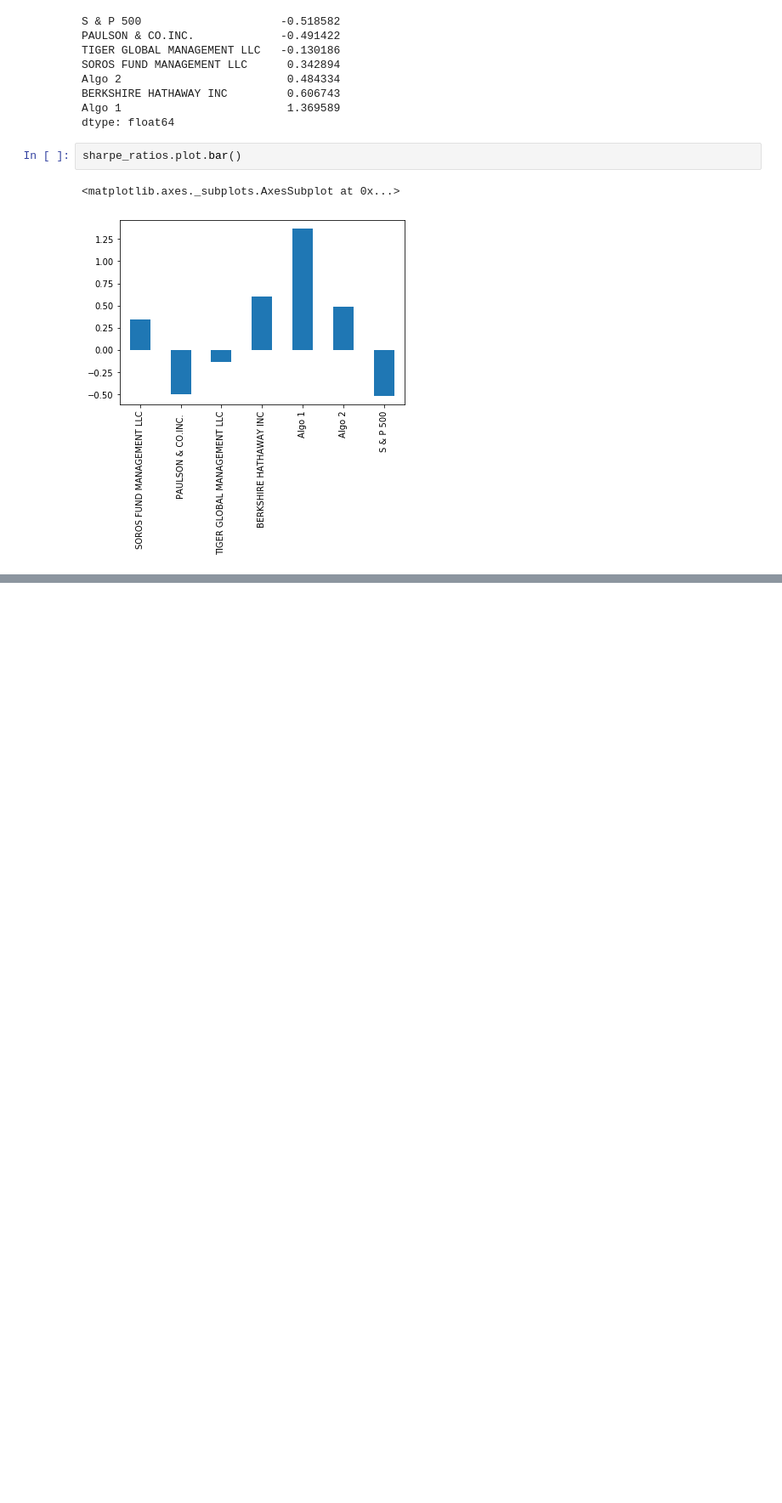
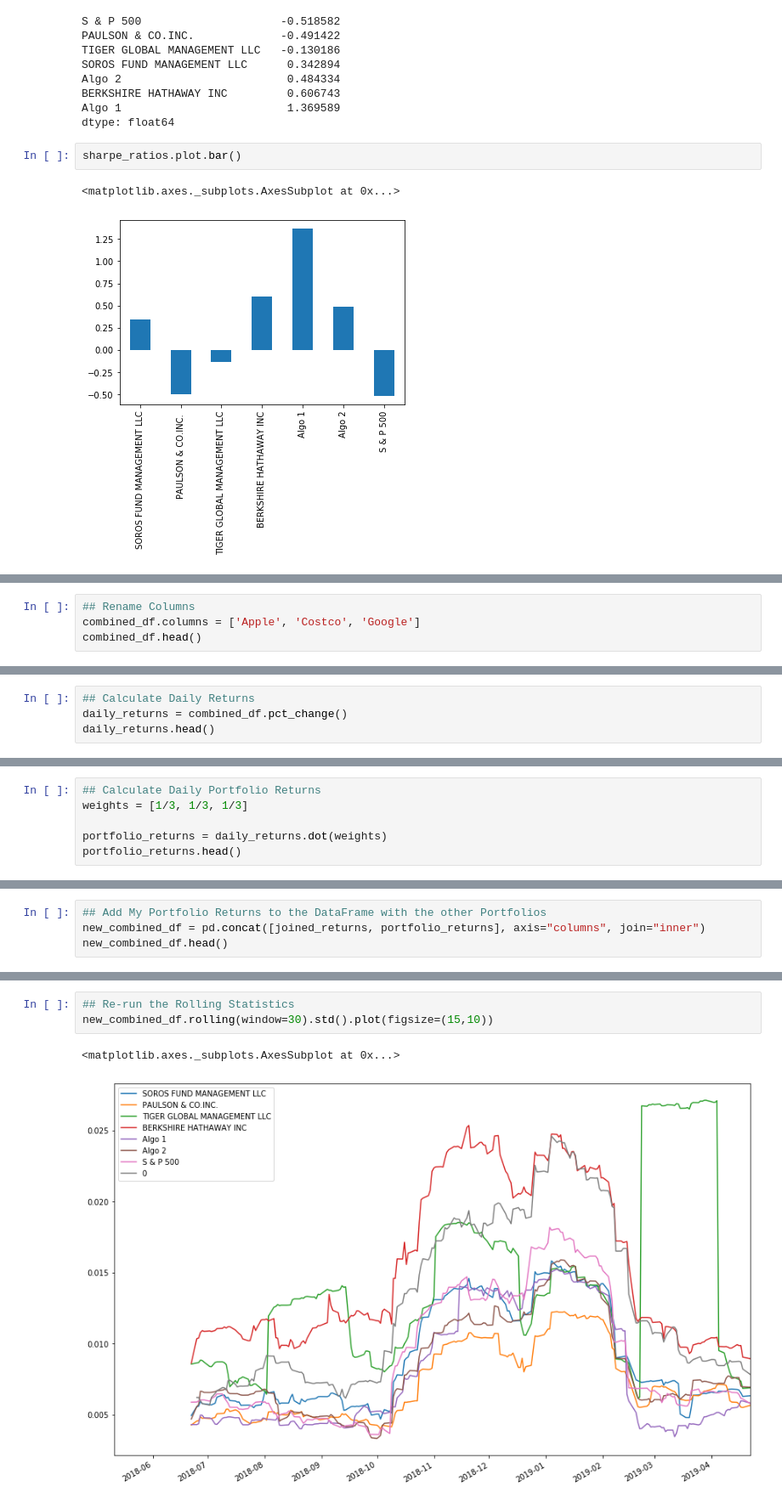
Before and after one commit to sselvakularanjan/Pandas-Homework, a Jupyter notebook: A Whale Off the Port(folio).ipynb, the cells around one changed output, grey strips where cells are left out. Shown at 85% size. Cells and saved outputs as stored; diff of their text form; blank space fills up the shorter version.

Commit message:
Added My Portfolio Returns

```diff
--- a/A Whale Off the Port(folio).ipynb
+++ b/A Whale Off the Port(folio).ipynb
@@ -261,0 +328,4 @@ sharpe_ratios.plot.bar()
+# %%
+## Rename Columns
+combined_df.columns = ['Apple', 'Costco', 'Google']
+combined_df.head()
@@ -261,0 +340,4 @@ sharpe_ratios.plot.bar()
+# %%
+## Calculate Daily Returns
+daily_returns = combined_df.pct_change()
+daily_returns.head()
@@ -261,0 +352,6 @@ sharpe_ratios.plot.bar()
+# %%
+## Calculate Daily Portfolio Returns
+weights = [1/3, 1/3, 1/3]
+
+portfolio_returns = daily_returns.dot(weights)
+portfolio_returns.head()
@@ -261,0 +366,4 @@ sharpe_ratios.plot.bar()
+# %%
+## Add My Portfolio Returns to the DataFrame with the other Portfolios
+new_combined_df = pd.concat([joined_returns, portfolio_returns], axis="columns", join="inner")
+new_combined_df.head()
@@ -261,0 +391,6 @@ sharpe_ratios.plot.bar()
+# %%
+## Re-run the Rolling Statistics
+new_combined_df.rolling(window=30).std().plot(figsize=(15,10))
+# %% [output]
+<matplotlib.axes._subplots.AxesSubplot at 0x...>
+[figure, added]
```
Also changed, not shown: parts of 14 cells of this notebook, 6 other files.
